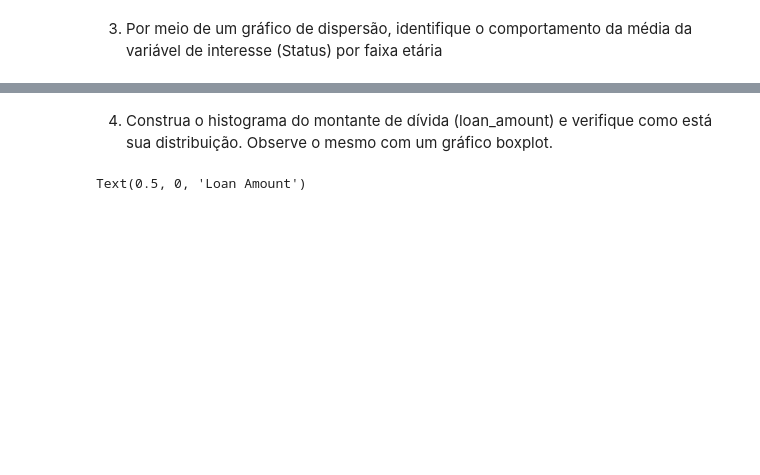
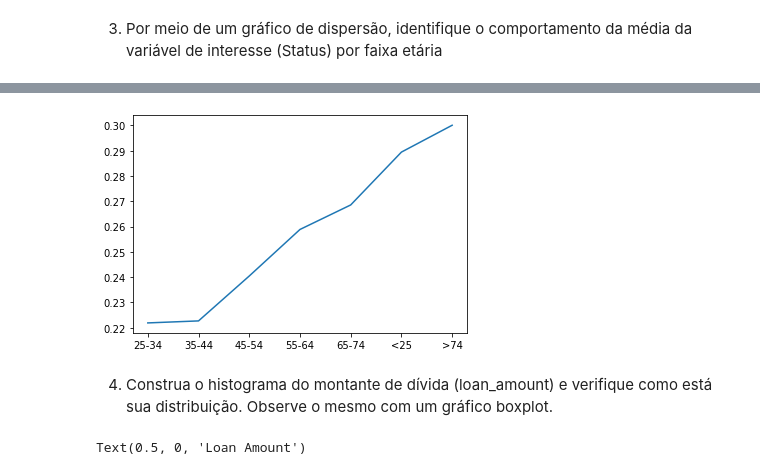
Before and after one commit to joaopasini/letscode_repository, a Jupyter notebook: Módulo 5 - Técnicas de Programação II - Python/Aulas/Aula 3 - Matplotlib.ipynb, the cells around one changed output, grey strips where cells are left out. Cells and saved outputs as stored; diff of their text form; code cells hidden in the pictures; blank space fills up the shorter version.

```diff
--- a/Módulo 5 - Técnicas de Programação II - Python/Aulas/Aula 3 - Matplotlib.ipynb
+++ b/Módulo 5 - Técnicas de Programação II - Python/Aulas/Aula 3 - Matplotlib.ipynb
@@ -489,3 +485,7 @@ TypeError: 'value' must be an instance of str or bytes, not a float
+# %%
+plt.plot(df_status.index, df_status['Status']);
+# %% [output]
+[figure, added]
 # %% [markdown]
 4) Construa o histograma do montante de dívida (loan_amount) e verifique como está sua distribuição. Observe o mesmo com um gráfico boxplot.
 # %%
```
Also changed, not shown: parts of 19 cells of this notebook, 2 other files.
